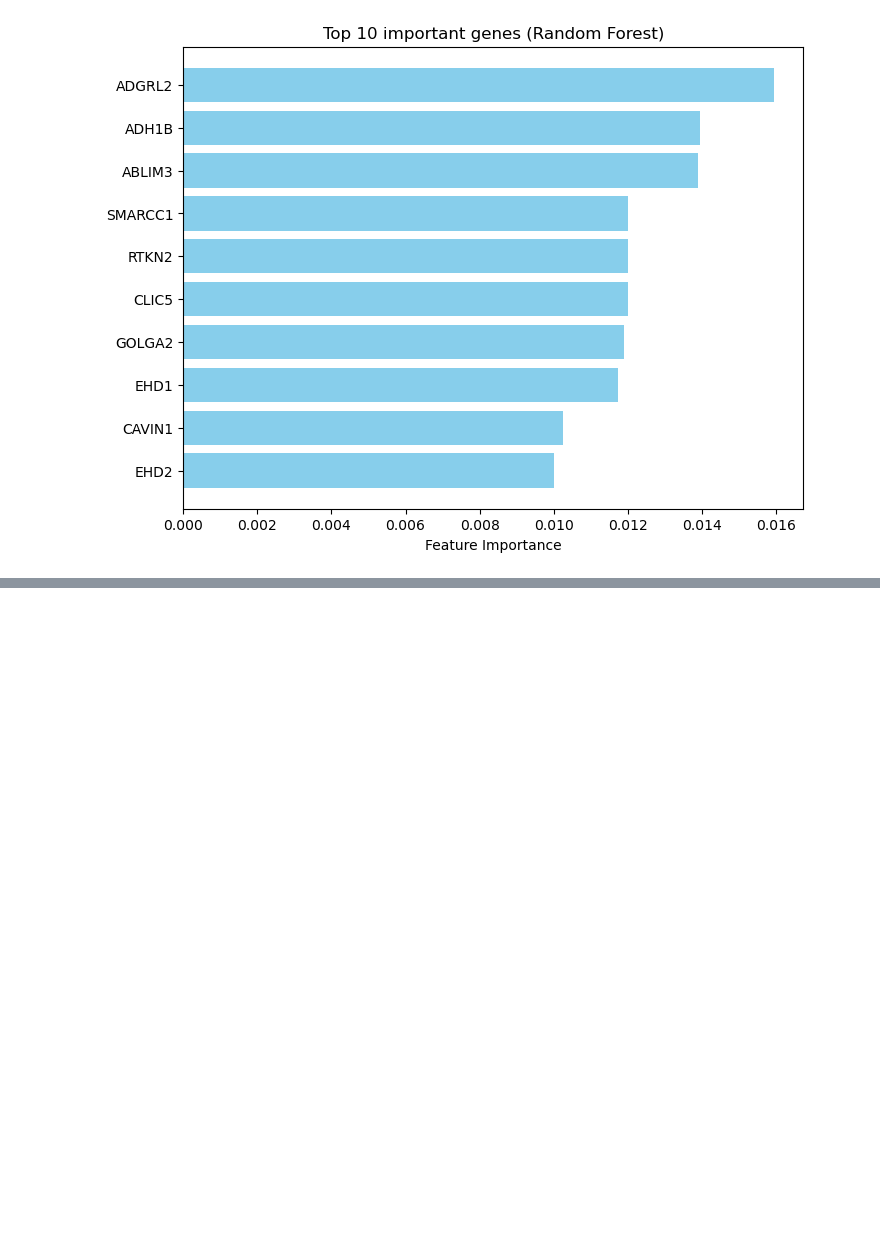
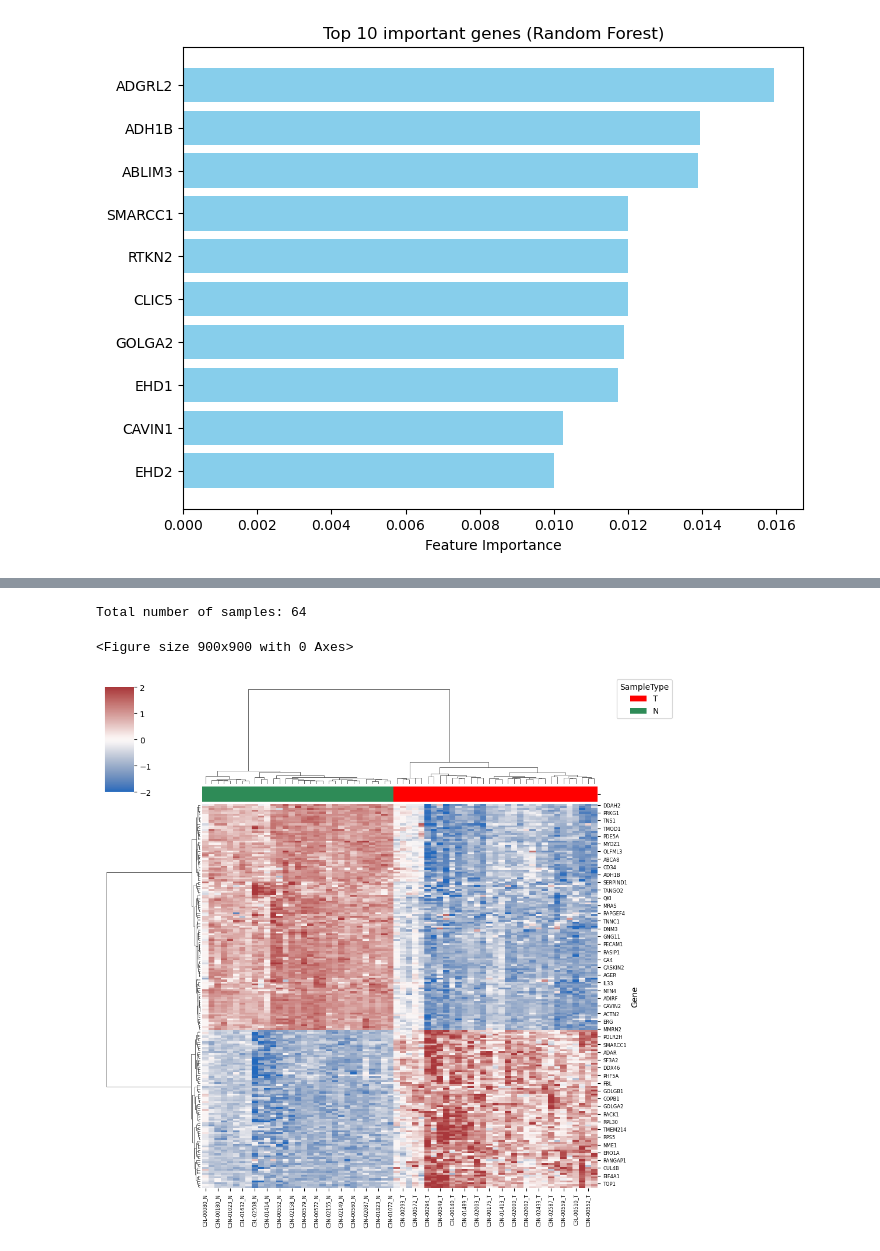
Before and after one commit to wendy27zhang/MultiOmics_cancer_landscape, a Jupyter notebook: notebooks/analysis_LUAD.ipynb, the cells around one changed output, grey strips where cells are left out. Drawn from its saved outputs; the diff is of its cells as text; code cells hidden in the pictures; blank space fills up the shorter version.

```diff
--- a/notebooks/analysis_LUAD.ipynb
+++ b/notebooks/analysis_LUAD.ipynb
@@ -351,0 +298,67 @@ Passing `palette` without assigning `hue` is deprecated and will be removed in v
+# %%
+
+### Heatmap on top 200 important genes on testing set
+
+selected_genes = feature_importance_sort.iloc[1:200, ].index.to_list()
+adata_test_selected_genes = adata_test[:, selected_genes]
+
+scaler = StandardScaler()
+df_scaled = pd.DataFrame(
+    scaler.fit_transform(adata_test_selected_genes.X),
+    columns=adata_test_selected_genes.var["Gene"],    # genes
+    index=adata_test_selected_genes.obs.index   # samples
+)
+df_scaled_T = df_scaled.T
+# Map disease status to colors
+disease_status_col = "SampleType"
+lut = {"T": "red", "N": "seagreen"}
+dict_colors = adata_test_selected_genes.obs[disease_status_col].map(lut).to_dict()
+col_colors = pd.Series(dict_colors)[df_scaled_T.columns]
+
+print(f"Total number of samples: {len(col_colors)}")
+
+# Cluster map
+fig = plt.figure(figsize =(9,9))
+g= sns.clustermap(
+    df_scaled_T,
+    col_colors=col_colors,
+    cmap="vlag",
+    method="ward",
+    center=0,
+    vmin=-2,
+    vmax=2,
+    xticklabels=True,
+    yticklabels=True
+)
+# Option 2: Skip some labels (subsample)
+yticks = g.ax_heatmap.get_yticks()              # tick positions
+ylabels = [lab.get_text() for lab in g.ax_heatmap.get_yticklabels()]  # label texts
+
+skip = 4  # show every 5th gene
+g.ax_heatmap.set_yticks(yticks[::skip])
+g.ax_heatmap.set_yticklabels(ylabels[::skip], fontsize=6, rotation=0)
+
+# Option 2: Skip some labels (subsample)
+xticks = g.ax_heatmap.get_xticks()              # tick positions
+xlabels = [lab.get_text() for lab in g.ax_heatmap.get_xticklabels()]  # label texts
+
+skip = 2  # show every 5th gene
+g.ax_heatmap.set_xticks(xticks[::skip])
+g.ax_heatmap.set_xticklabels(xlabels[::skip], fontsize=6, rotation=90)
+
+
+# Legend
+handles = [Patch(facecolor=lut[name]) for name in lut]
+plt.legend(
+    handles,
+    lut,
+    title=disease_status_col,
+    bbox_to_anchor=(1, 1),
+    bbox_transform=plt.gcf().transFigure,
+    loc="upper right"
+)
+plt.show()
+# %% [output]
+Total number of samples: 64
+<Figure size 900x900 with 0 Axes>
+[figure, added]
```
Also changed, not shown: parts of 18 cells of this notebook, 3 other files.
